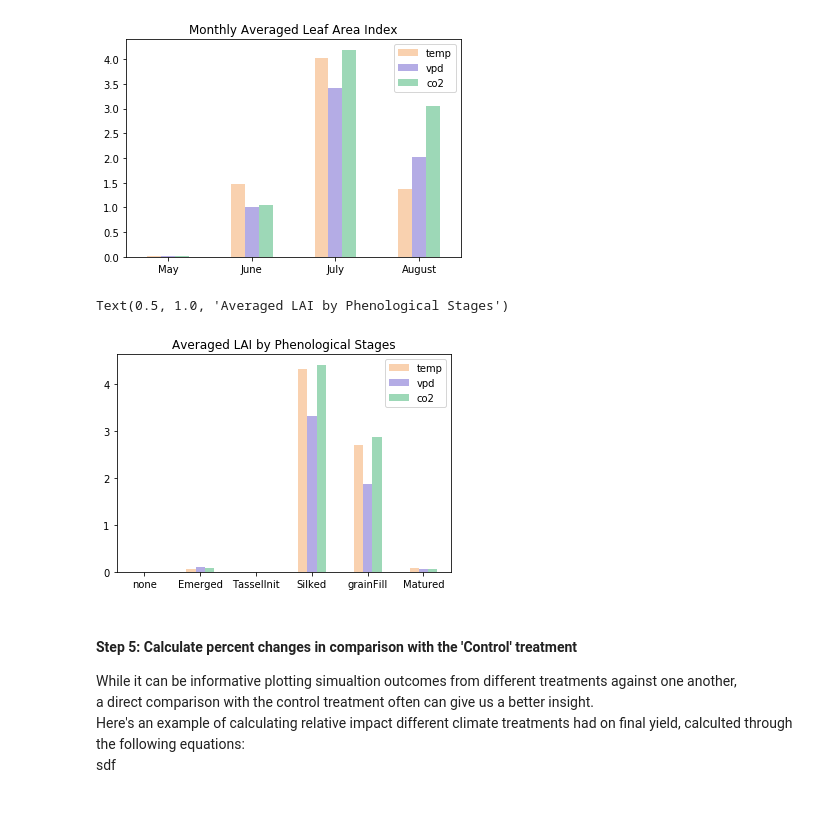
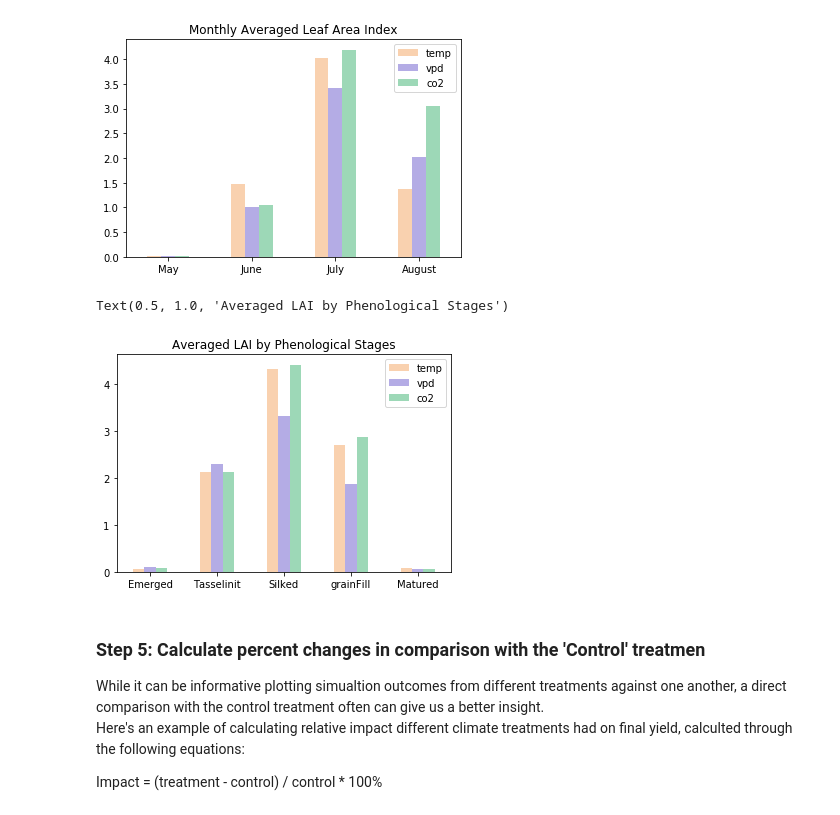
Before and after one commit to jennhsiao/maizsim_application, a Jupyter notebook: lab_exercise.ipynb, the cells around one changed output. Saved outputs shown, nothing was run; the diff lists cells and outputs as text; code cells hidden in the pictures.

Commit message:
finished up some more summary plots

```diff
--- a/lab_exercise.ipynb
+++ b/lab_exercise.ipynb
@@ -171,24 +171,24 @@ Text(0.5, 1.0, 'Monthly Averaged Leaf Area Index')
 [figure]
 # %%
 # Averages for each phenological stage
-phenostages = ['none', 'Emerged', 'TasselInit', 'Silked', 'grainFill', 'Matured']
+phenostages = ['Emerged', 'Tasselinit', 'Silked', 'grainFill', 'Matured']
 
-pheno_lai_temp = ohi_temp.groupby('Note', sort=False).mean().LAI
-pheno_lai_vpd = ohi_vpd.groupby('Note', sort=False).mean().LAI
-pheno_lai_co2 = ohi_co2.groupby('Note', sort=False).mean().LAI
+pheno_lai_temp = ohi_temp.groupby('Note', sort=False).mean().LAI[1:]
+pheno_lai_vpd = ohi_vpd.groupby('Note', sort=False).mean().LAI[1:]
+pheno_lai_co2 = ohi_co2.groupby('Note', sort=False).mean().LAI[1:]
 
 df = pd.DataFrame({'temp': pheno_lai_temp,
                    'vpd': pheno_lai_vpd,
                    'co2': pheno_lai_co2}, index=phenostages)
 
 df.plot.bar(rot=0, color=[col_temp, col_vpd, col_co2], alpha=0.5)
 plt.title('Averaged LAI by Phenological Stages')
 # %% [output]
 Text(0.5, 1.0, 'Averaged LAI by Phenological Stages')
-[figure, old version]
+[figure, new version]
 # %% [markdown]
-#### Step 5: Calculate percent changes in comparison with the 'Control' treatment
-While it can be informative plotting simualtion outcomes from different treatments against one another, <br/>
-a direct comparison with the control treatment often can give us a better insight. <br/>
+### Step 5: Calculate percent changes in comparison with the 'Control' treatmen
+While it can be informative plotting simualtion outcomes from different treatments against one another, a direct comparison with the control treatment often can give us a better insight. <br/>
 Here's an example of calculating relative impact different climate treatments had on final yield, calculted through the following equations: <br/>
-sdf
+
+Impact = (treatment - control) / control * 100%
```
Also changed, not shown: parts of 9 cells of this notebook, 2 other files.
